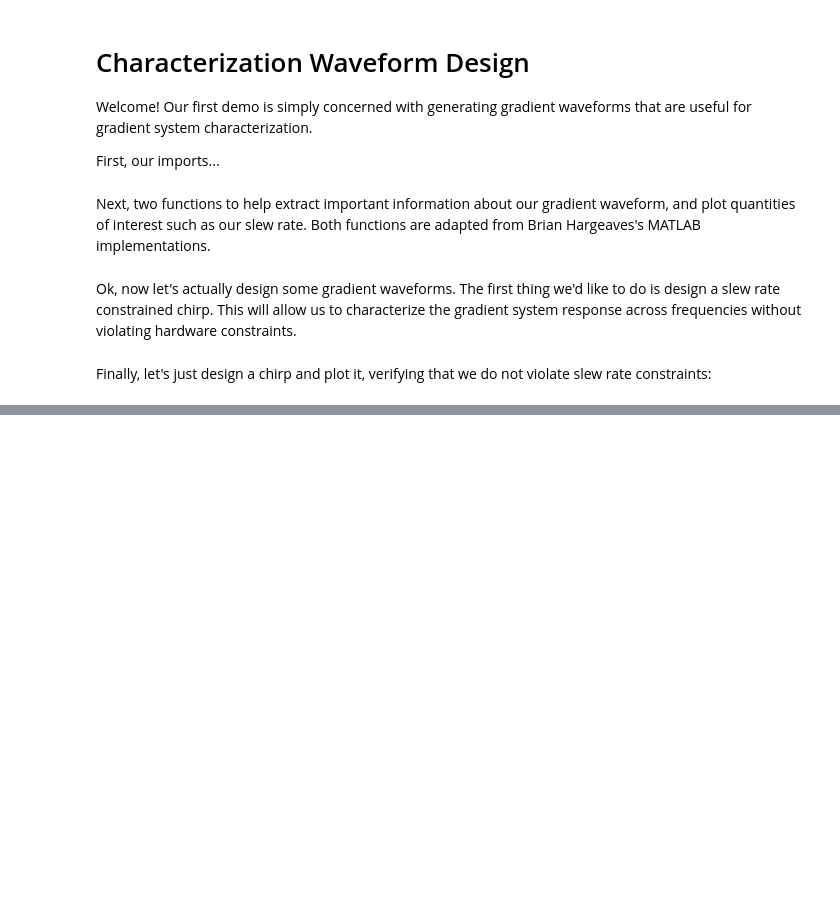
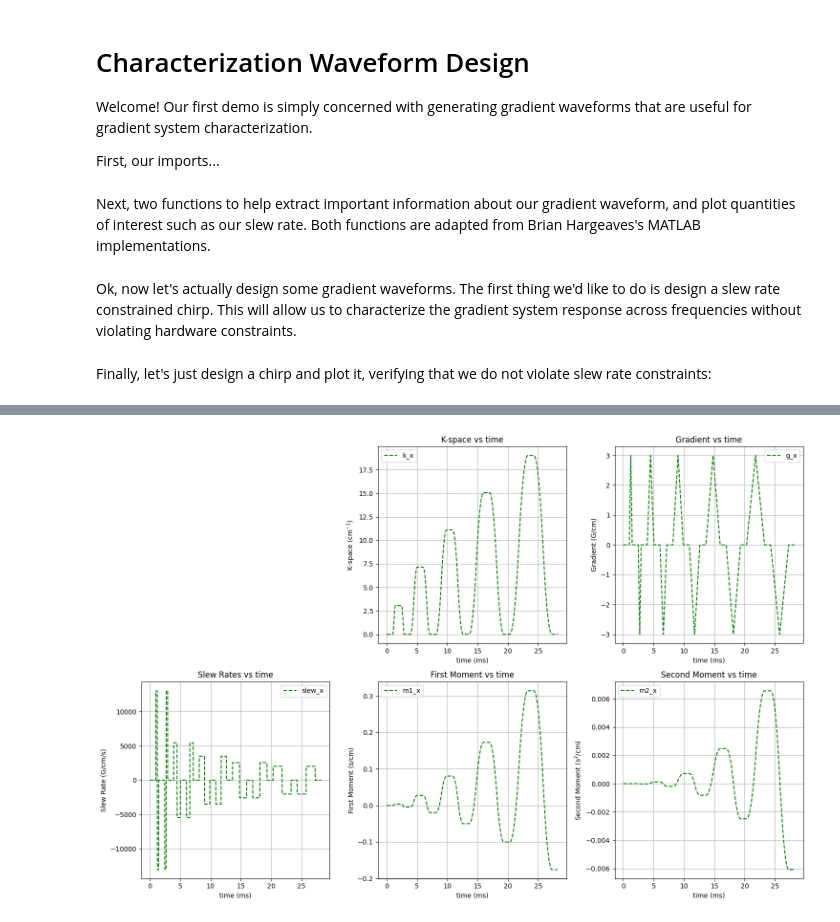
Before and after one commit to jonbmartin/Gradient-Waveform-Errors-Demos, a Jupyter notebook: Ex0_Characterization_Waveform_Design.ipynb, the cells around one changed output, grey strips where cells are left out. Cells and saved outputs as stored; diff of their text form; code cells hidden in the pictures; blank space fills up the shorter version.

```diff
--- a/Ex0_Characterization_Waveform_Design.ipynb
+++ b/Ex0_Characterization_Waveform_Design.ipynb
@@ -355,0 +417,4 @@ gout shape,:  (1020, 1)
+# %%
+k, g_out, s, m1, m2, t, v = plotgradinfo(triangle_grad, dt/1000)
+# %% [output]
+[figure, added]
```
Also changed, not shown: parts of 5 cells of this notebook.
